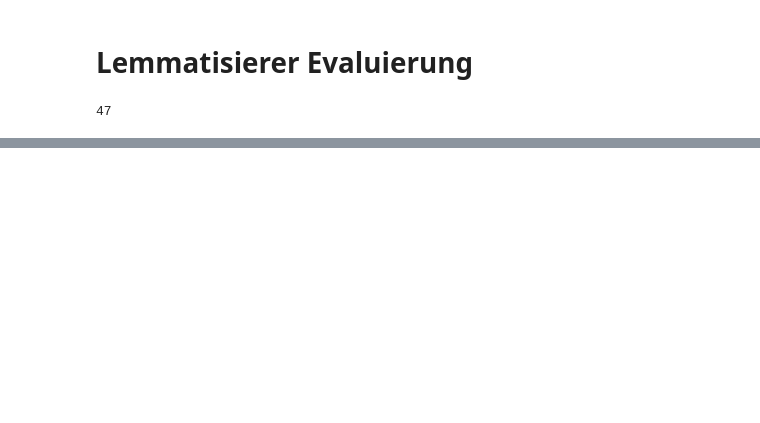
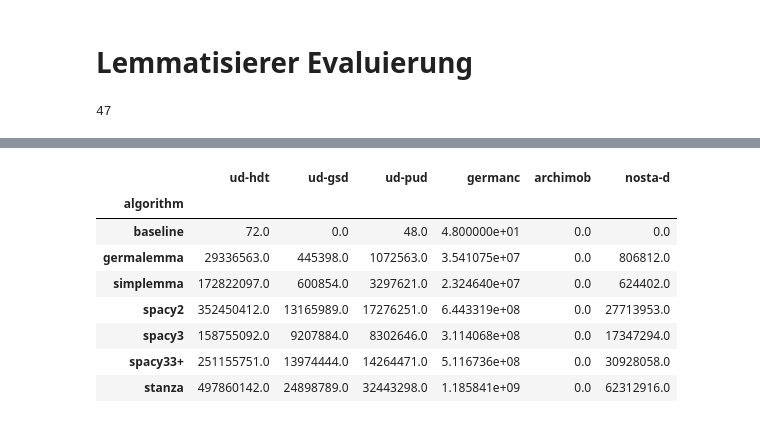
Before and after one commit to zentrum-lexikographie/eval-de-lemma, a Jupyter notebook: nbs/evaluation.ipynb, the cells around one changed output, grey strips where cells are left out. Cells and saved outputs as stored; diff of their text form; code cells hidden in the pictures; blank space fills up the shorter version.

```diff
--- a/nbs/evaluation.ipynb
+++ b/nbs/evaluation.ipynb
@@ -64,0 +56,26 @@ ValueError: Unable to coerce to Series, length must be 7: given 6
+# %%
+memory = pd.DataFrame(columns=['algorithm']+corpora)
+line = []
+algo_index = 0
+for d in data:
+    if d['dataset'] == 'archimob' or len(line)==4:  # error reading in archimob
+        line.append(0)
+        continue
+    line.append(d['memory_peak'])
+    if d['dataset'] == 'nosta-d':  # last corpus reached
+        memory.loc[len(memory)] = [algos[algo_index]] + line
+        line = []
+        algo_index += 1  # next algorithm
+memory = memory.set_index('algorithm')
+memory = memory.astype(float)
+memory
+# %% [output]
+|  | ud-hdt | ud-gsd | ud-pud | germanc | archimob | nosta-d |
+| algorithm |  |  |  |  |  |  |
+| baseline | 72.0 | 0.0 | 48.0 | 4.800000e+01 | 0.0 | 0.0 |
+| germalemma | 29336563.0 | 445398.0 | 1072563.0 | 3.541075e+07 | 0.0 | 806812.0 |
+| simplemma | 172822097.0 | 600854.0 | 3297621.0 | 2.324640e+07 | 0.0 | 624402.0 |
+| spacy2 | 352450412.0 | 13165989.0 | 17276251.0 | 6.443319e+08 | 0.0 | 27713953.0 |
+| spacy3 | 158755092.0 | 9207884.0 | 8302646.0 | 3.114068e+08 | 0.0 | 17347294.0 |
+| spacy33+ | 251155751.0 | 13974444.0 | 14264471.0 | 5.116736e+08 | 0.0 | 30928058.0 |
+| stanza | 497860142.0 | 24898789.0 | 32443298.0 | 1.185841e+09 | 0.0 | 62312916.0 |
```
Also changed, not shown: parts of 5 cells of this notebook, 3 other files.
